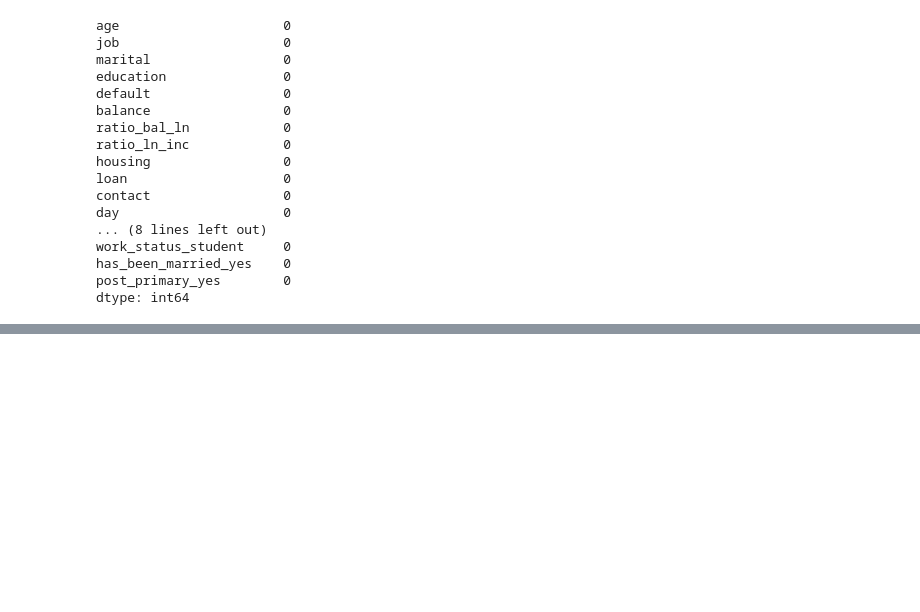
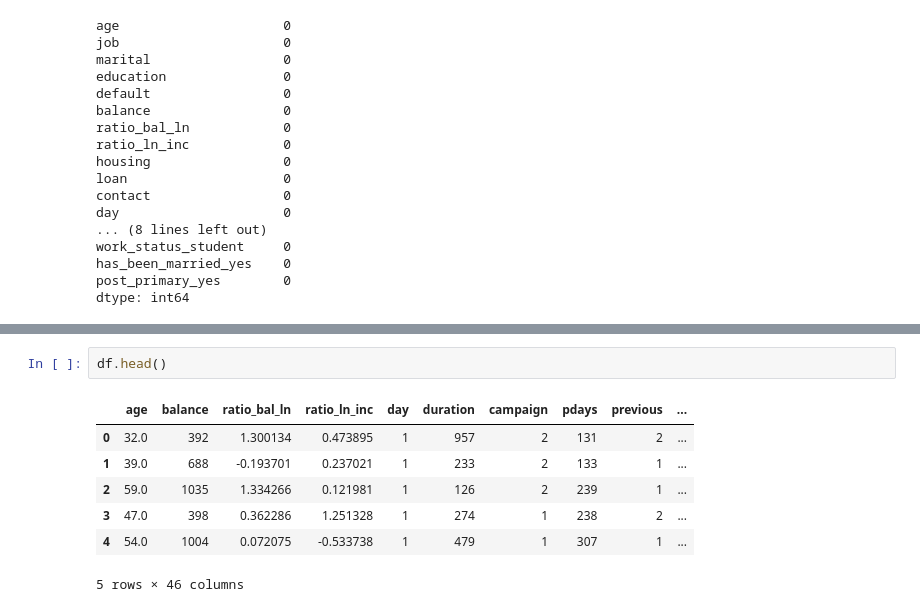
Before and after one commit to vipulpopat/MSCAI_Sem1_Etivity2, a Jupyter notebook: Etivity2_9939245.ipynb, the cells around one changed output, grey strips where cells are left out. Drawn from its saved outputs; the diff is of its cells as text; blank space fills up the shorter version.

```diff
--- a/Etivity2_9939245.ipynb
+++ b/Etivity2_9939245.ipynb
@@ -779,0 +797,10 @@ dtype: int64
+# %%
+df.head()
+# %% [output]
+|  | age | balance | ratio_bal_ln | ratio_ln_inc | day | duration | campaign | pdays | previous | ... |
+| 0 | 32.0 | 392 | 1.300134 | 0.473895 | 1 | 957 | 2 | 131 | 2 | ... |
+| 1 | 39.0 | 688 | -0.193701 | 0.237021 | 1 | 233 | 2 | 133 | 1 | ... |
+| 2 | 59.0 | 1035 | 1.334266 | 0.121981 | 1 | 126 | 2 | 239 | 1 | ... |
+| 3 | 47.0 | 398 | 0.362286 | 1.251328 | 1 | 274 | 1 | 238 | 2 | ... |
+| 4 | 54.0 | 1004 | 0.072075 | -0.533738 | 1 | 479 | 1 | 307 | 1 | ... |
+5 rows × 46 columns
```
Also changed, not shown: parts of 24 cells of this notebook.
